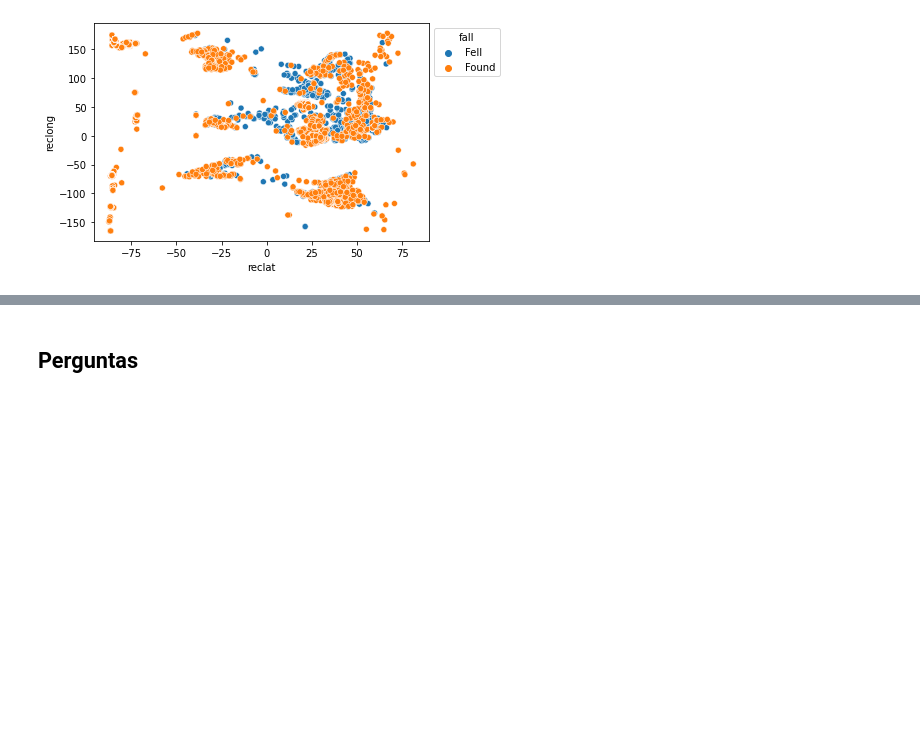
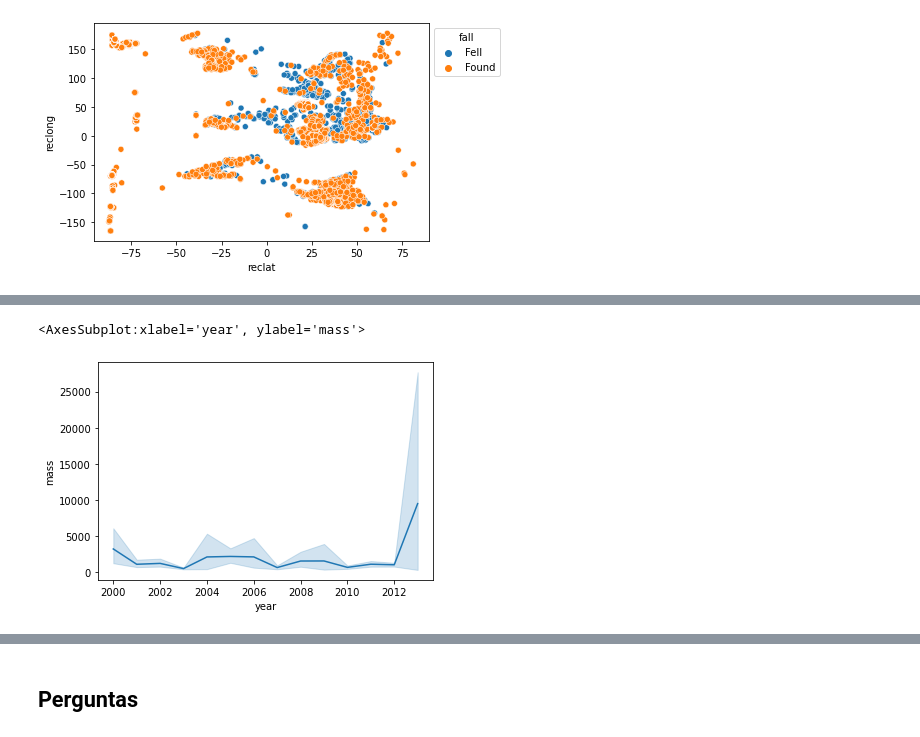
Before and after one commit to biabcaval/Projeto-ICD-analise-meteoros, a Jupyter notebook: relatório_final.ipynb, the cells around one changed output, grey strips where cells are left out. Drawn from its saved outputs; the diff is of its cells as text; code cells hidden in the pictures; blank space fills up the shorter version.

```diff
--- a/relatório_final.ipynb
+++ b/relatório_final.ipynb
@@ -215,0 +221,7 @@ sns.move_legend(ax, "upper left", bbox_to_anchor=(1,1))
+# %%
+year_cut = df1[df1['year'] >=2000]
+
+sns.lineplot(data=year_cut, x='year', y='mass') #gráfico da variação do tamanho da massa entre os anos 2000
+# %% [output]
+<AxesSubplot:xlabel='year', ylabel='mass'>
+[figure, added]
```
Also changed, not shown: parts of 5 cells of this notebook.
